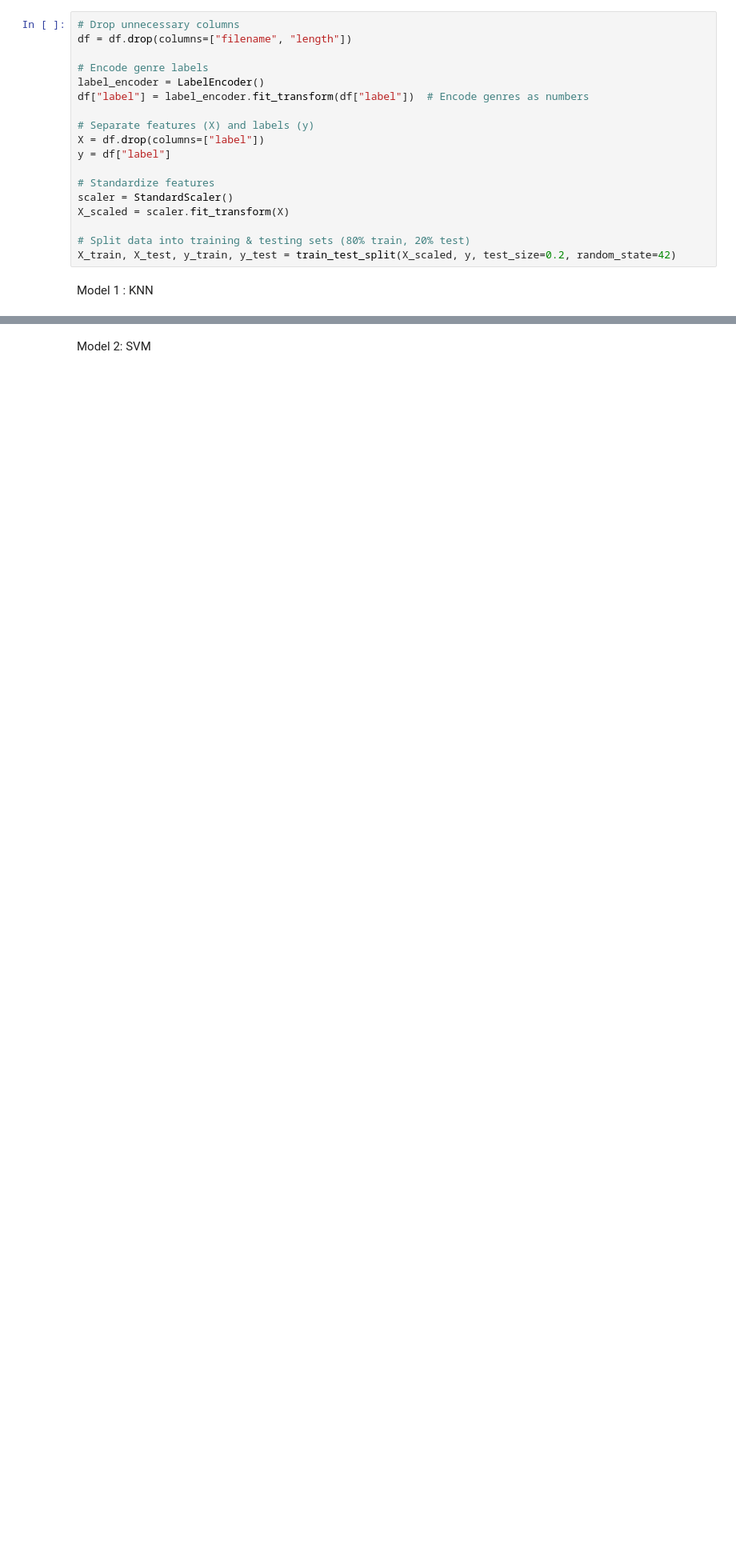
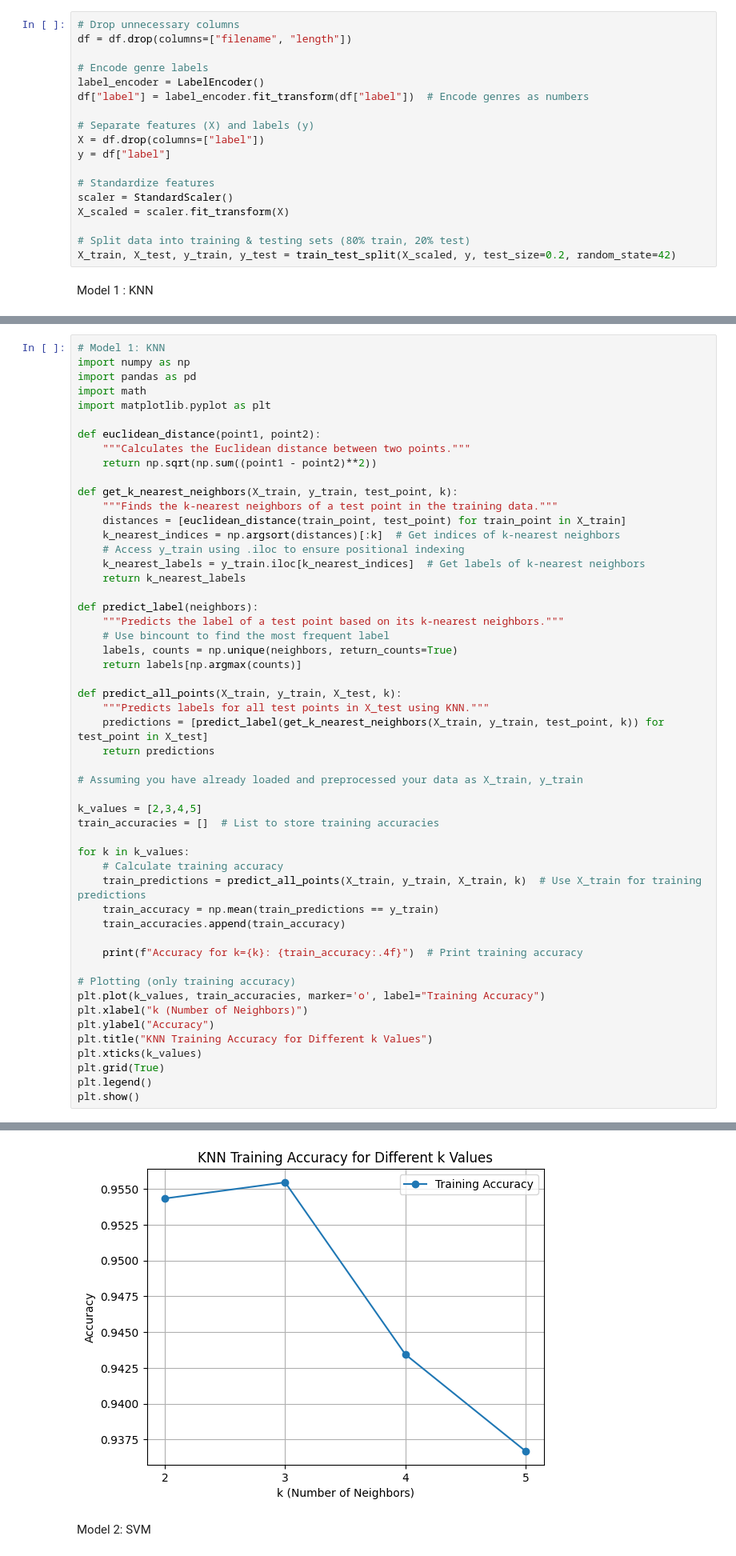
Before and after one commit to Saumi18/Music-Genre-Classification, a Jupyter notebook: Music_Genre_Classification.ipynb, the cells around one changed output, grey strips where cells are left out. Shown at 80% size. Cells and saved outputs as stored; diff of their text form; blank space fills up the shorter version.

Commit message:
Initiated development of multiple models for Music Genre Classification

```diff
--- a/Music_Genre_Classification.ipynb
+++ b/Music_Genre_Classification.ipynb
@@ -53,0 +64,53 @@ Model 1 : KNN
+# %%
+# Model 1: KNN
+import numpy as np
+import pandas as pd
+import math
+import matplotlib.pyplot as plt
+
+def euclidean_distance(point1, point2):
+    """Calculates the Euclidean distance between two points."""
+    return np.sqrt(np.sum((point1 - point2)**2))
+
+def get_k_nearest_neighbors(X_train, y_train, test_point, k):
+    """Finds the k-nearest neighbors of a test point in the training data."""
+    distances = [euclidean_distance(train_point, test_point) for train_point in X_train]
+    k_nearest_indices = np.argsort(distances)[:k]  # Get indices of k-nearest neighbors
+    # Access y_train using .iloc to ensure positional indexing
+    k_nearest_labels = y_train.iloc[k_nearest_indices]  # Get labels of k-nearest neighbors
+    return k_nearest_labels
+
+def predict_label(neighbors):
+    """Predicts the label of a test point based on its k-nearest neighbors."""
+    # Use bincount to find the most frequent label
+    labels, counts = np.unique(neighbors, return_counts=True)
+    return labels[np.argmax(counts)]
+
+def predict_all_points(X_train, y_train, X_test, k):
+    """Predicts labels for all test points in X_test using KNN."""
+    predictions = [predict_label(get_k_nearest_neighbors(X_train, y_train, test_point, k)) for test_point in X_test]
+    return predictions
+
+# Assuming you have already loaded and preprocessed your data as X_train, y_train
+
+k_values = [2,3,4,5]
+train_accuracies = []  # List to store training accuracies
+
+for k in k_values:
+    # Calculate training accuracy
+    train_predictions = predict_all_points(X_train, y_train, X_train, k)  # Use X_train for training predictions
+    train_accuracy = np.mean(train_predictions == y_train)
+    train_accuracies.append(train_accuracy)
+
+    print(f"Accuracy for k={k}: {train_accuracy:.4f}")  # Print training accuracy
+
+# Plotting (only training accuracy)
+plt.plot(k_values, train_accuracies, marker='o', label="Training Accuracy")
+plt.xlabel("k (Number of Neighbors)")
+plt.ylabel("Accuracy")
+plt.title("KNN Training Accuracy for Different k Values")
+plt.xticks(k_values)
+plt.grid(True)
+plt.legend()
+plt.show()
+# %% [output]
@@ -54,2 +131,3 @@ Model 1 : KNN
+[figure, added]
 # %% [markdown]
 Model 2: SVM
```
Also changed, not shown: parts of 12 cells of this notebook.
